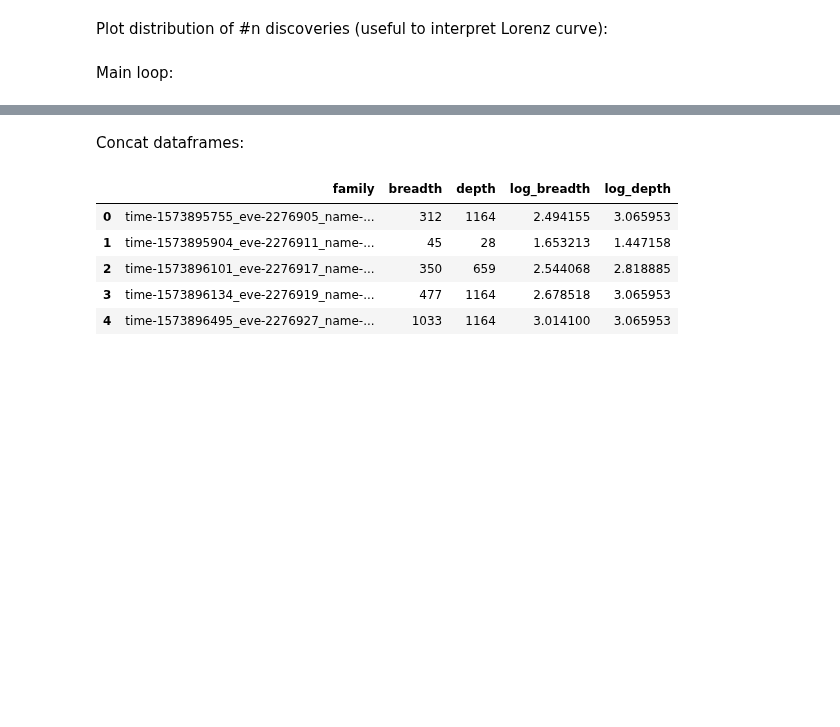
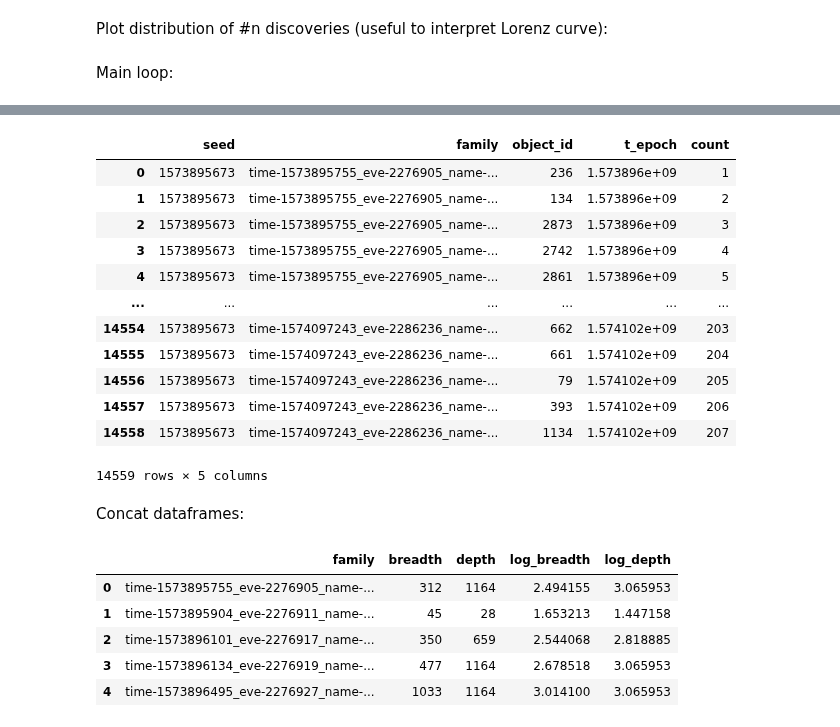
Before and after one commit to nataliavelez/OneHourOneLife, a Jupyter notebook: 3_technology/3_4_discoveries.ipynb, the cells around one changed output, grey strips where cells are left out. Saved outputs shown, nothing was run; the diff lists cells and outputs as text; code cells hidden in the pictures; blank space fills up the shorter version.

Commit message:
started work on empowerment over time

```diff
--- a/3_technology/3_4_discoveries.ipynb
+++ b/3_technology/3_4_discoveries.ipynb
@@ -175,7 +177,7 @@ def id_discoveries(maplog):
 
     # Prepare dataframe
     discoveries = maplog.copy()
-    discoveries = discoveries[['seed','t_fam','family', 'object_id', 'x', 'y', 'player_id']]
+    discoveries = discoveries[['seed', 't_epoch', 't_fam','family', 'object_id', 'x', 'y', 'player_id']]
     discoveries = discoveries.sort_values('t_fam')
 
     # Find the first time an object appears in family's repertoire
@@ -320,3 +342,26 @@ for s in notebook.tqdm(seed_changes):
+# %%
+# TODO: GROUP BY FAMILY
+seed_disc_count = seed_disc.copy()
+seed_disc_count = seed_disc_count.sort_values(['family', 't_epoch'])
+seed_disc_count['is_obj'] = (seed_disc_count['object_id'] > 0)*1
+seed_disc_count['count'] = seed_disc_count.groupby('family')['is_obj'].cumsum()
+seed_disc_count = seed_disc_count[['seed', 'family', 'object_id', 't_epoch', 'count']]
+seed_disc_count = seed_disc_count.reset_index(drop=True)
+seed_disc_count
+# %% [output]
+|  | seed | family | object_id | t_epoch | count |
+| 0 | 1573895673 | time-1573895755_eve-2276905_name-... | 236 | 1.573896e+09 | 1 |
+| 1 | 1573895673 | time-1573895755_eve-2276905_name-... | 134 | 1.573896e+09 | 2 |
+| 2 | 1573895673 | time-1573895755_eve-2276905_name-... | 2873 | 1.573896e+09 | 3 |
+| 3 | 1573895673 | time-1573895755_eve-2276905_name-... | 2742 | 1.573896e+09 | 4 |
+| 4 | 1573895673 | time-1573895755_eve-2276905_name-... | 2861 | 1.573896e+09 | 5 |
+| ... | ... | ... | ... | ... | ... |
+| 14554 | 1573895673 | time-1574097243_eve-2286236_name-... | 662 | 1.574102e+09 | 203 |
+| 14555 | 1573895673 | time-1574097243_eve-2286236_name-... | 661 | 1.574102e+09 | 204 |
+| 14556 | 1573895673 | time-1574097243_eve-2286236_name-... | 79 | 1.574102e+09 | 205 |
+| 14557 | 1573895673 | time-1574097243_eve-2286236_name-... | 393 | 1.574102e+09 | 206 |
+| 14558 | 1573895673 | time-1574097243_eve-2286236_name-... | 1134 | 1.574102e+09 | 207 |
+14559 rows × 5 columns
 # %% [markdown]
 Concat dataframes:
 # %%
```
Also changed, not shown: parts of 4 cells of this notebook.
